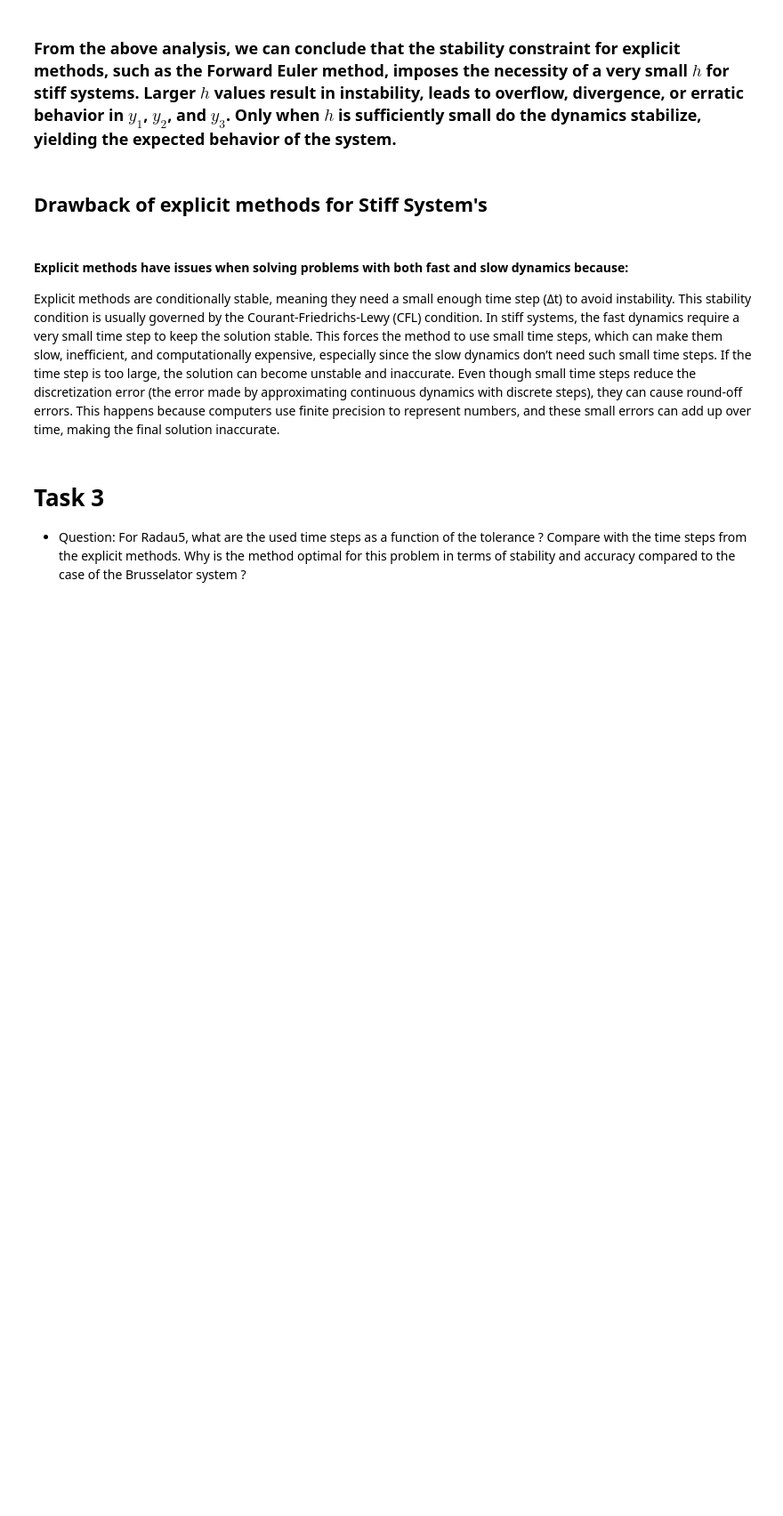
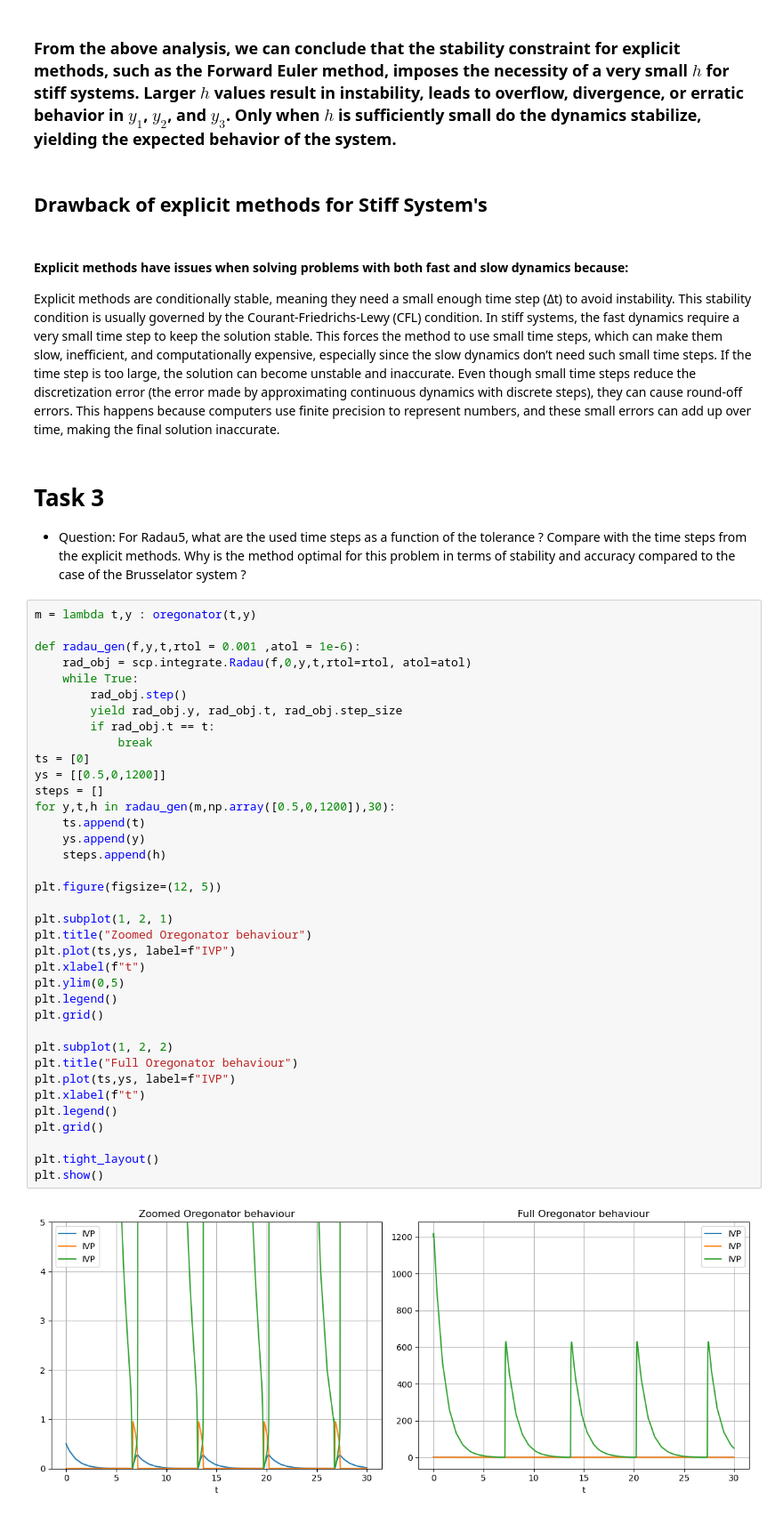
Before and after one commit to VogelBenjamin/Integration-of-Stiff-ODEs, a Jupyter notebook: Integration of stiff ODE Oregonator.ipynb, the cells around one changed output. Shown at 89% size. Saved outputs shown, nothing was run; the diff lists cells and outputs as text; blank space fills up the shorter version.

Commit message:
Started Task 3
Started analysing step size with regards to the tolerances set for the Radau method

```diff
--- a/Integration of stiff ODE Oregonator.ipynb
+++ b/Integration of stiff ODE Oregonator.ipynb
@@ -430,3 +419,42 @@ Warning: Encountered instability for h = 1.7e-05: Overflow detected in Calculati
 - Question: For Radau5, what are the used time steps as a function of the tolerance ? Compare with the time steps
 from the explicit methods. Why is the method optimal for this problem in terms of stability and accuracy
 compared to the case of the Brusselator system ?
+# %%
+m = lambda t,y : oregonator(t,y)
+
+def radau_gen(f,y,t,rtol = 0.001 ,atol = 1e-6):
+    rad_obj = scp.integrate.Radau(f,0,y,t,rtol=rtol, atol=atol)
+    while True:
+        rad_obj.step()
+        yield rad_obj.y, rad_obj.t, rad_obj.step_size
+        if rad_obj.t == t:
+            break
+ts = [0]
+ys = [[0.5,0,1200]]
+steps = []
+for y,t,h in radau_gen(m,np.array([0.5,0,1200]),30):
+    ts.append(t)
+    ys.append(y)
+    steps.append(h)
+
+plt.figure(figsize=(12, 5))
+
+plt.subplot(1, 2, 1)
+plt.title("Zoomed Oregonator behaviour")
+plt.plot(ts,ys, label=f"IVP")
+plt.xlabel(f"t")
+plt.ylim(0,5)
+plt.legend()
+plt.grid()
+
+plt.subplot(1, 2, 2)
+plt.title("Full Oregonator behaviour")
+plt.plot(ts,ys, label=f"IVP")
+plt.xlabel(f"t")
+plt.legend()
+plt.grid()
+
+plt.tight_layout()
+plt.show()
+# %% [output]
+[figure, added]
```
Also changed, not shown: parts of 4 cells of this notebook.
